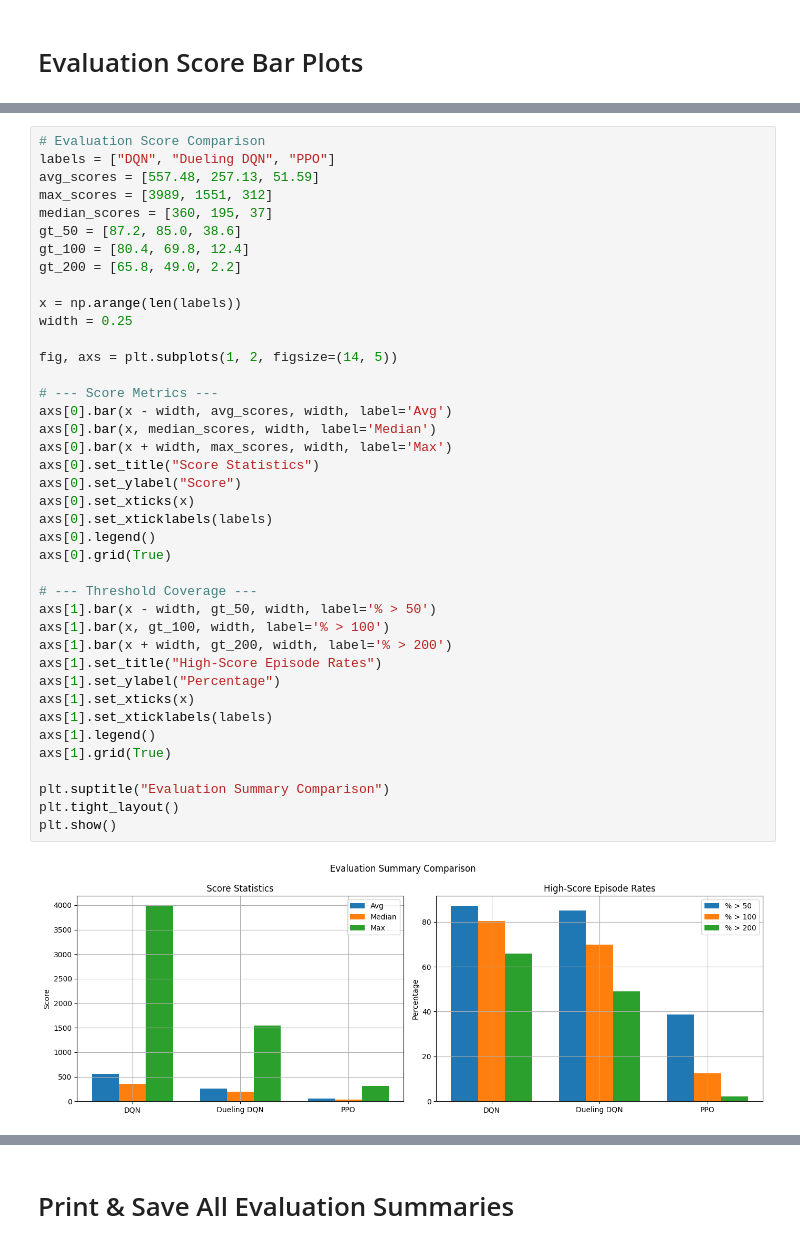
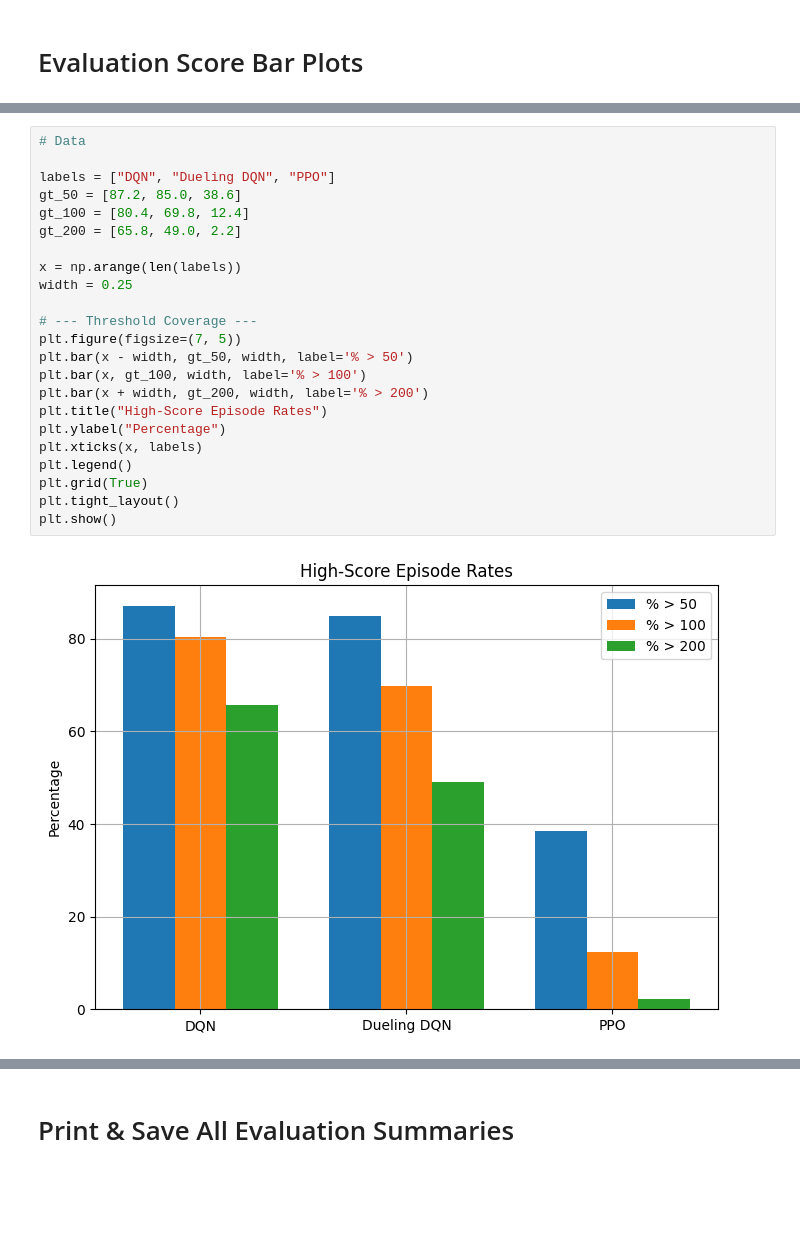
Before and after one commit to ezman102/flappybird_RL, a Jupyter notebook: visualization.ipynb, the cells around one changed output, grey strips where cells are left out. Drawn from its saved outputs; the diff is of its cells as text; blank space fills up the shorter version.

```diff
--- a/visualization.ipynb
+++ b/visualization.ipynb
@@ -64,42 +90,25 @@ plt.show()
 # %%
-# Evaluation Score Comparison
+# Data
+
 labels = ["DQN", "Dueling DQN", "PPO"]
-avg_scores = [557.48, 257.13, 51.59]
-max_scores = [3989, 1551, 312]
-median_scores = [360, 195, 37]
 gt_50 = [87.2, 85.0, 38.6]
 gt_100 = [80.4, 69.8, 12.4]
 gt_200 = [65.8, 49.0, 2.2]
 
 x = np.arange(len(labels))
 width = 0.25
 
-fig, axs = plt.subplots(1, 2, figsize=(14, 5))
-
-# --- Score Metrics ---
-axs[0].bar(x - width, avg_scores, width, label='Avg')
-axs[0].bar(x, median_scores, width, label='Median')
-axs[0].bar(x + width, max_scores, width, label='Max')
-axs[0].set_title("Score Statistics")
-axs[0].set_ylabel("Score")
-axs[0].set_xticks(x)
-axs[0].set_xticklabels(labels)
-axs[0].legend()
-axs[0].grid(True)
-
 # --- Threshold Coverage ---
-axs[1].bar(x - width, gt_50, width, label='% > 50')
-axs[1].bar(x, gt_100, width, label='% > 100')
-axs[1].bar(x + width, gt_200, width, label='% > 200')
-axs[1].set_title("High-Score Episode Rates")
-axs[1].set_ylabel("Percentage")
-axs[1].set_xticks(x)
-axs[1].set_xticklabels(labels)
-axs[1].legend()
-axs[1].grid(True)
-
-plt.suptitle("Evaluation Summary Comparison")
+plt.figure(figsize=(7, 5))
+plt.bar(x - width, gt_50, width, label='% > 50')
+plt.bar(x, gt_100, width, label='% > 100')
+plt.bar(x + width, gt_200, width, label='% > 200')
+plt.title("High-Score Episode Rates")
+plt.ylabel("Percentage")
+plt.xticks(x, labels)
+plt.legend()
+plt.grid(True)
 plt.tight_layout()
 plt.show()
 # %% [output]
-[figure, old version]
+[figure, new version]
```
Also changed, not shown: parts of 2 cells of this notebook, 2 other files.
